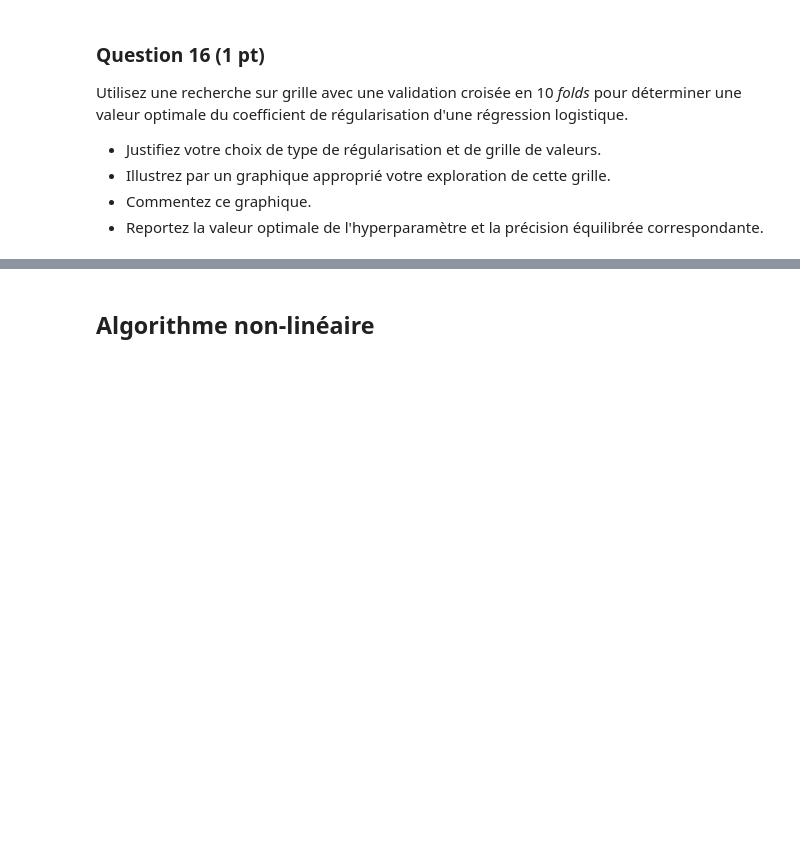
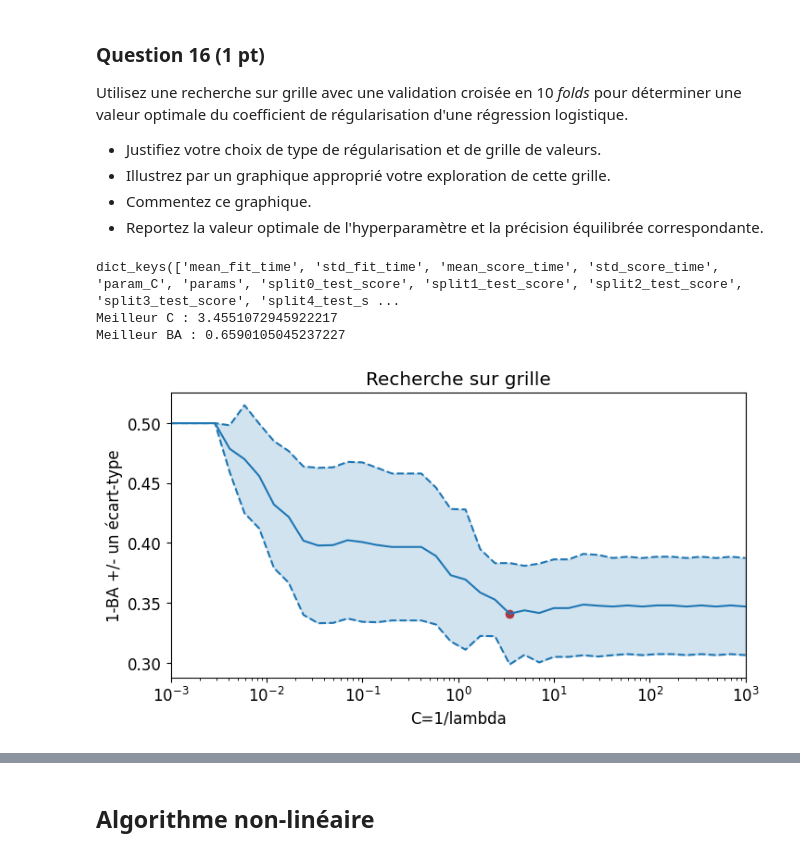
Before and after one commit to simonlamaze/ProjetSDD, a Jupyter notebook: Projet.ipynb, the cells around one changed output, grey strips where cells are left out. Cells and saved outputs as stored; diff of their text form; code cells hidden in the pictures; blank space fills up the shorter version.

```diff
--- a/Projet.ipynb
+++ b/Projet.ipynb
@@ -328,3 +333,50 @@ Utilisez une recherche sur grille avec une validation croisée en 10 _folds_ pou
 * Illustrez par un graphique approprié votre exploration de cette grille.
 * Commentez ce graphique.
 * Reportez la valeur optimale de l'hyperparamètre et la précision équilibrée correspondante.
+# %%
+from sklearn import linear_model
+# Définir la grille de valeurs de l'hyperparamètre alpha
+C = np.logspace(-3, 3, 40)
+
+# Définir le modèle à tester
+log = linear_model.LogisticRegression(penalty='l1',solver ='liblinear', max_iter=5000, )
+
+# Instantier la recherche sur grille
+gridlog = model_selection.GridSearchCV(log, {'C': C},
+                                          cv=kf,
+                                          scoring='balanced_accuracy'
+                                         )
+
+gridlog.fit(X, Y)
+
+plt.figure(figsize=(8, 4))
+
+erreur = 1-gridlog.cv_results_['mean_test_score']
+std_error = gridlog.cv_results_['std_test_score']
+print(gridlog.cv_results_.keys())
+plt.semilogx(gridlog.cv_results_['param_C'], erreur,
+              color='tab:blue')
+plt.semilogx(gridlog.cv_results_['param_C'], erreur + std_error,
+             color='tab:blue', linestyle='dashed')
+plt.semilogx(gridlog.cv_results_['param_C'], erreur - std_error,
+             color='tab:blue', linestyle='dashed')
+plt.scatter(gridlog.best_params_['C'], 1-gridlog.best_score_,
+           color='tab:red', label='param_C optimale')
+# colorer l'espace entre les courbes représentant les écarts-types
+plt.fill_between(gridlog.cv_results_['param_C'], (erreur + std_error), (erreur - std_error),
+                 color='tab:blue',
+                 alpha=0.2, # contrôle la transparence
+                )
+
+# Mise en forme
+plt.xlabel("C=1/lambda")
+plt.ylabel("1-BA +/- un écart-type")
+plt.xlim([C[0], C[-1]])
+plt.title("Recherche sur grille")
+print(f"Meilleur C : {gridlog.best_params_['C']}")
+print(f"Meilleur BA : {gridlog.best_score_}")
+# %% [output]
+dict_keys(['mean_fit_time', 'std_fit_time', 'mean_score_time', 'std_score_time', 'param_C', 'params', 'split0_test_score', 'split1_test_score', 'split2_test_score', 'split3_test_score', 'split4_test_s ...
+Meilleur C : 3.4551072945922217
+Meilleur BA : 0.6590105045237227
+[figure, added]
```
Also changed, not shown: parts of 5 cells of this notebook.
